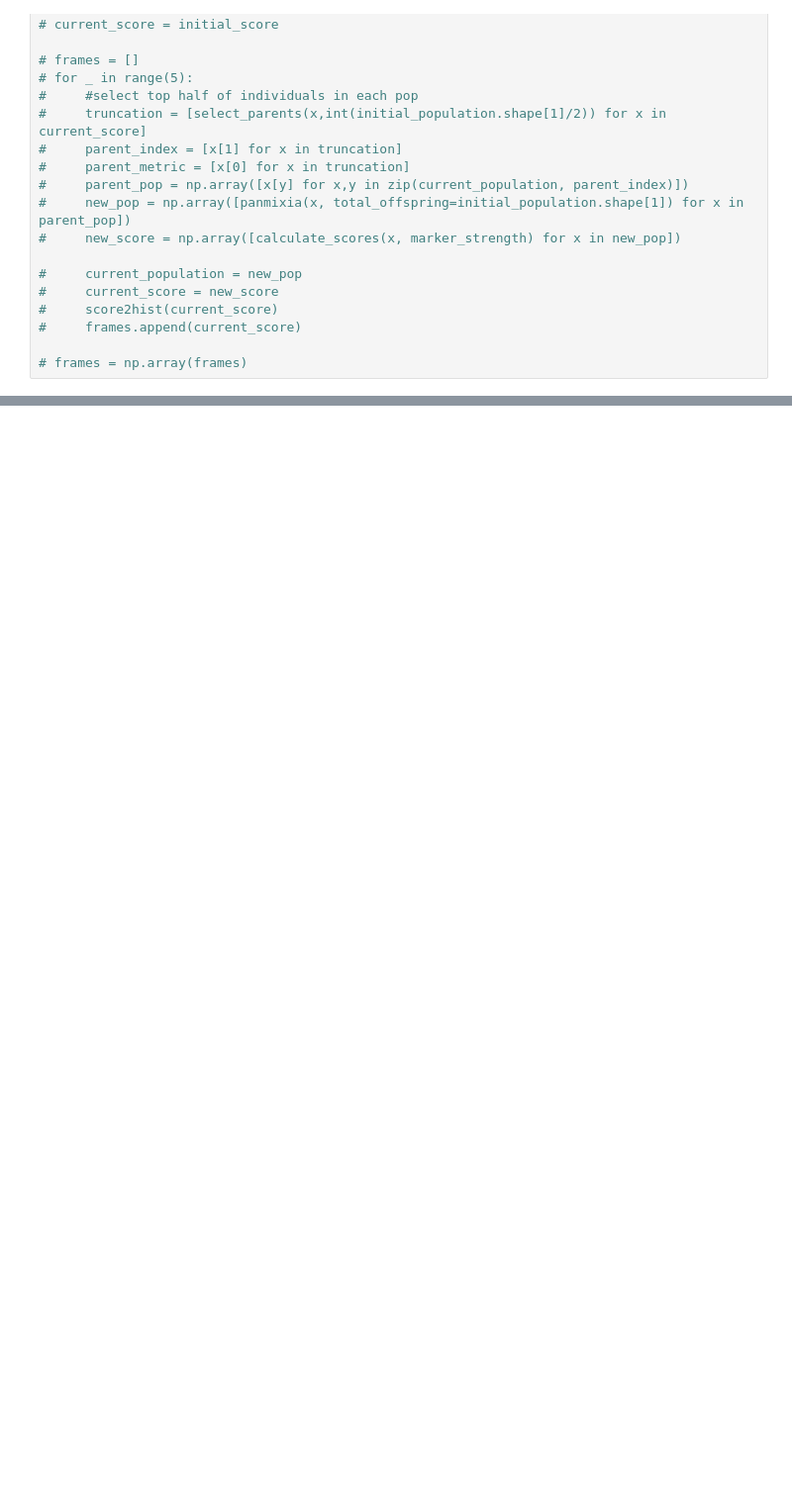
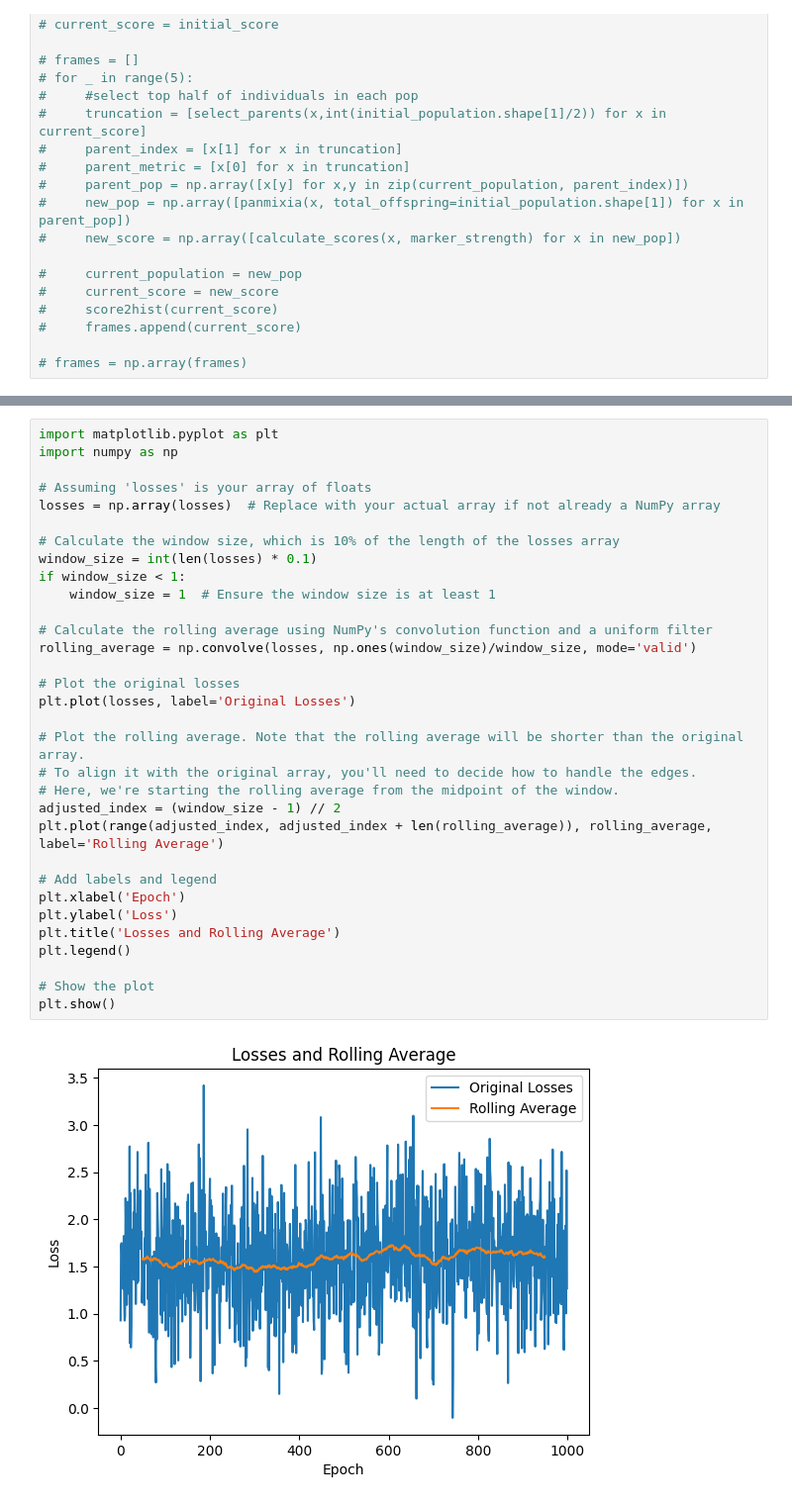
Before and after one commit to cjGO/breeder_agent, a Jupyter notebook: min.ipynb, the cells around one changed output, grey strips where cells are left out. Shown at 99% size. Cells and saved outputs as stored; diff of their text form; blank space fills up the shorter version.

```diff
--- a/min.ipynb
+++ b/min.ipynb
@@ -599,0 +869,34 @@ optimizer.step()
+# %%
+import matplotlib.pyplot as plt
+import numpy as np
+
+# Assuming 'losses' is your array of floats
+losses = np.array(losses)  # Replace with your actual array if not already a NumPy array
+
+# Calculate the window size, which is 10% of the length of the losses array
+window_size = int(len(losses) * 0.1)
+if window_size < 1:
+    window_size = 1  # Ensure the window size is at least 1
+
+# Calculate the rolling average using NumPy's convolution function and a uniform filter
+rolling_average = np.convolve(losses, np.ones(window_size)/window_size, mode='valid')
+
+# Plot the original losses
+plt.plot(losses, label='Original Losses')
+
+# Plot the rolling average. Note that the rolling average will be shorter than the original array.
+# To align it with the original array, you'll need to decide how to handle the edges.
+# Here, we're starting the rolling average from the midpoint of the window.
+adjusted_index = (window_size - 1) // 2
+plt.plot(range(adjusted_index, adjusted_index + len(rolling_average)), rolling_average, label='Rolling Average')
+
+# Add labels and legend
+plt.xlabel('Epoch')
+plt.ylabel('Loss')
+plt.title('Losses and Rolling Average')
+plt.legend()
+
+# Show the plot
+plt.show()
+# %% [output]
+[figure, added]
```
Also changed, not shown: parts of 18 cells of this notebook.
